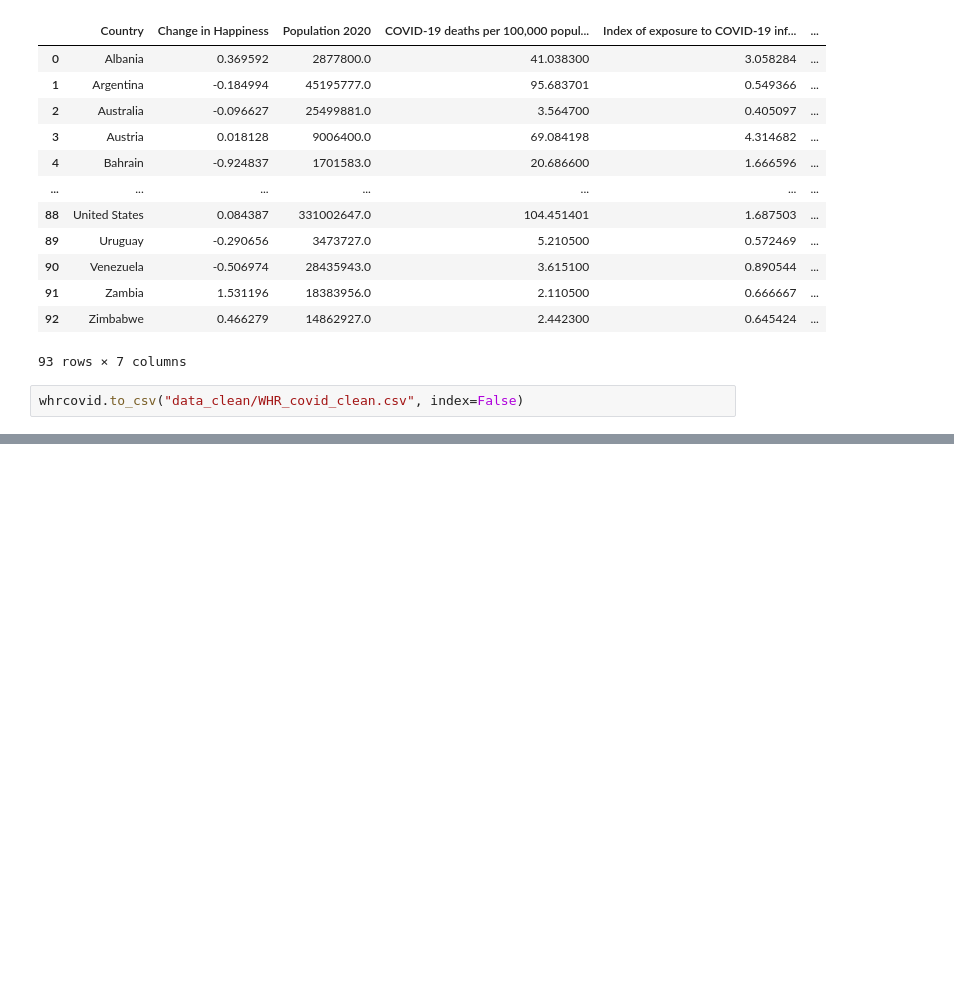
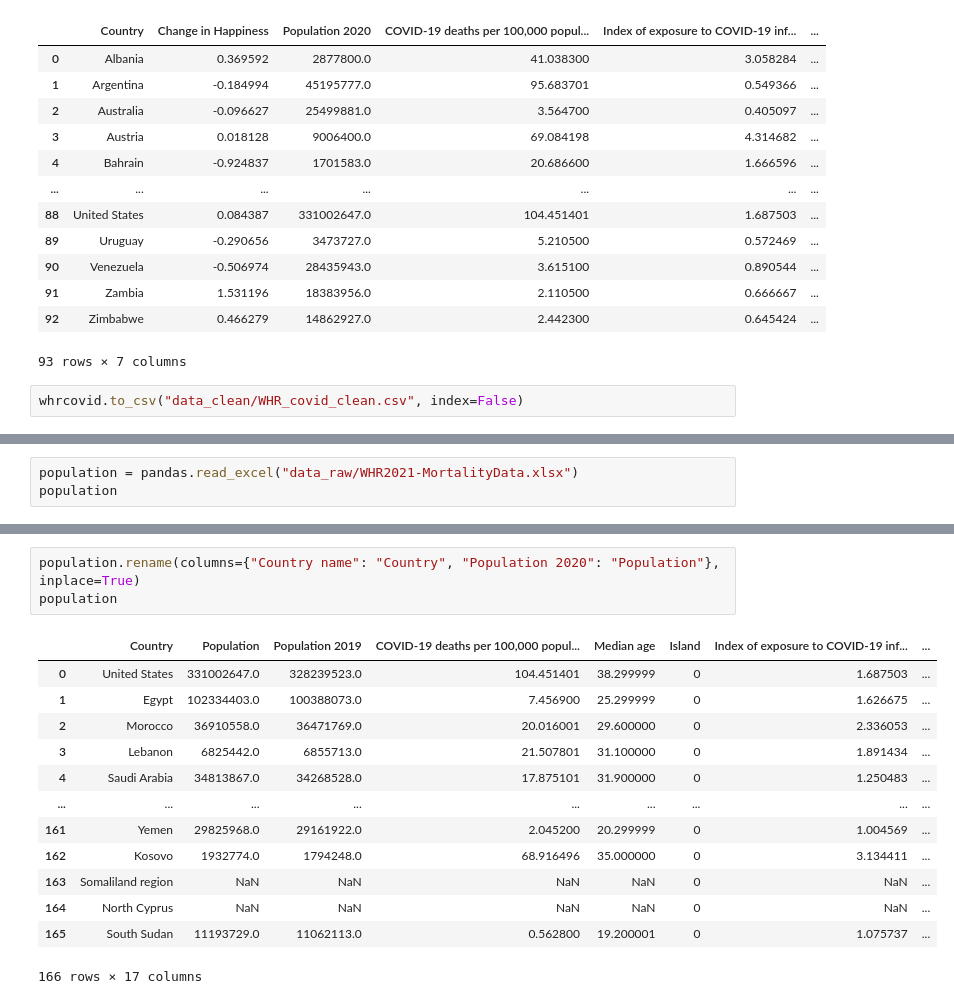
Before and after one commit to wjpang/World-Happiness-Dashboard, a Jupyter notebook: data_cleanup.ipynb, the cells around one changed output, grey strips where cells are left out. Drawn from its saved outputs; the diff is of its cells as text; blank space fills up the shorter version.

Commit message:
Finalised data processing

```diff
--- a/data_cleanup.ipynb
+++ b/data_cleanup.ipynb
@@ -366,0 +418,3 @@ whrcovid.to_csv("data_clean/WHR_covid_clean.csv", index=False)
+# %%
+population = pandas.read_excel("data_raw/WHR2021-MortalityData.xlsx")
+population
@@ -366,0 +435,17 @@ whrcovid.to_csv("data_clean/WHR_covid_clean.csv", index=False)
+# %%
+population.rename(columns={"Country name": "Country", "Population 2020": "Population"}, inplace=True)
+population
+# %% [output]
+|  | Country | Population | Population 2019 | COVID-19 deaths per 100,000 popul... | Median age | Island | Index of exposure to COVID-19 inf... | ... |
+| 0 | United States | 331002647.0 | 328239523.0 | 104.451401 | 38.299999 | 0 | 1.687503 | ... |
+| 1 | Egypt | 102334403.0 | 100388073.0 | 7.456900 | 25.299999 | 0 | 1.626675 | ... |
+| 2 | Morocco | 36910558.0 | 36471769.0 | 20.016001 | 29.600000 | 0 | 2.336053 | ... |
+| 3 | Lebanon | 6825442.0 | 6855713.0 | 21.507801 | 31.100000 | 0 | 1.891434 | ... |
+| 4 | Saudi Arabia | 34813867.0 | 34268528.0 | 17.875101 | 31.900000 | 0 | 1.250483 | ... |
+| ... | ... | ... | ... | ... | ... | ... | ... | ... |
+| 161 | Yemen | 29825968.0 | 29161922.0 | 2.045200 | 20.299999 | 0 | 1.004569 | ... |
+| 162 | Kosovo | 1932774.0 | 1794248.0 | 68.916496 | 35.000000 | 0 | 3.134411 | ... |
+| 163 | Somaliland region | NaN | NaN | NaN | NaN | 0 | NaN | ... |
+| 164 | North Cyprus | NaN | NaN | NaN | NaN | 0 | NaN | ... |
+| 165 | South Sudan | 11193729.0 | 11062113.0 | 0.562800 | 19.200001 | 0 | 1.075737 | ... |
+166 rows × 17 columns
```
Also changed, not shown: parts of 9 cells of this notebook, 1 other file.
